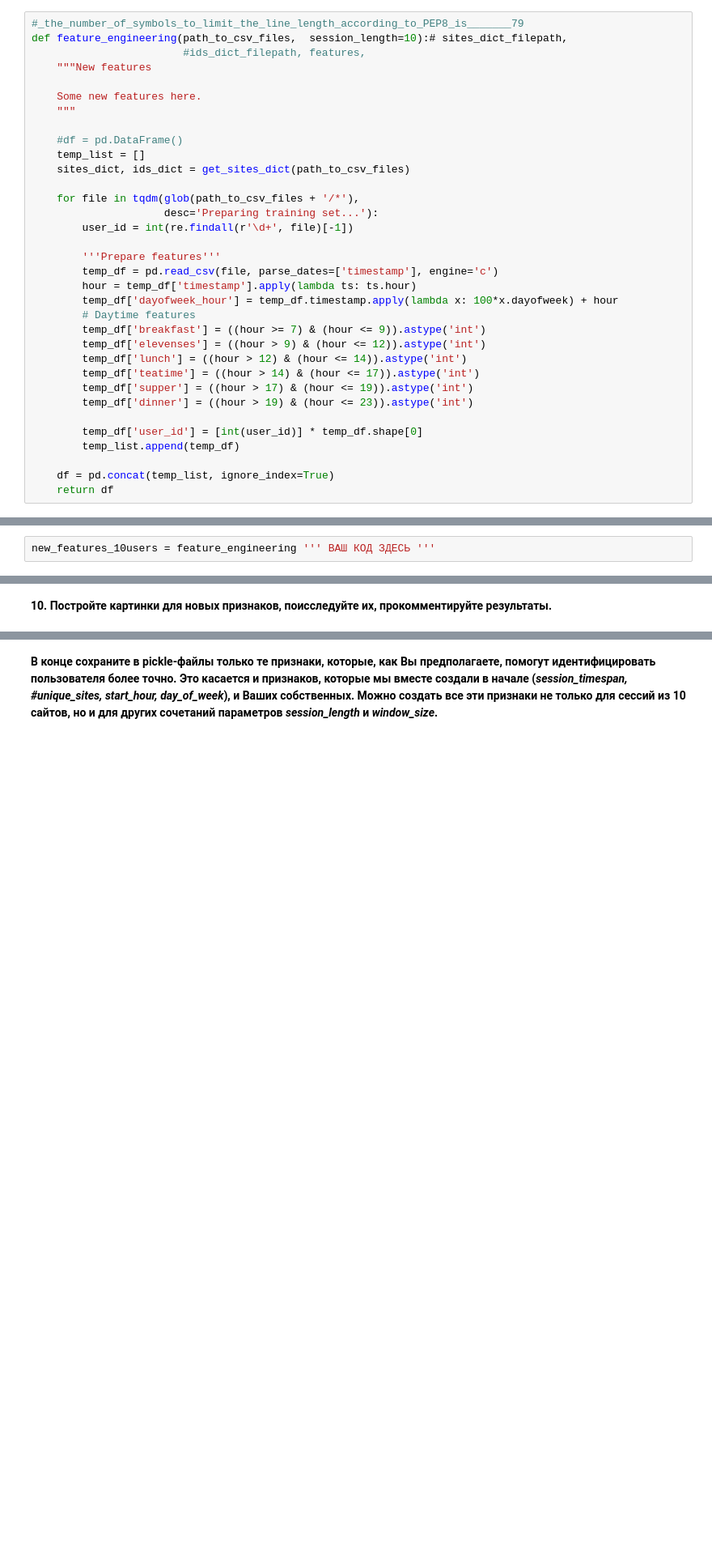
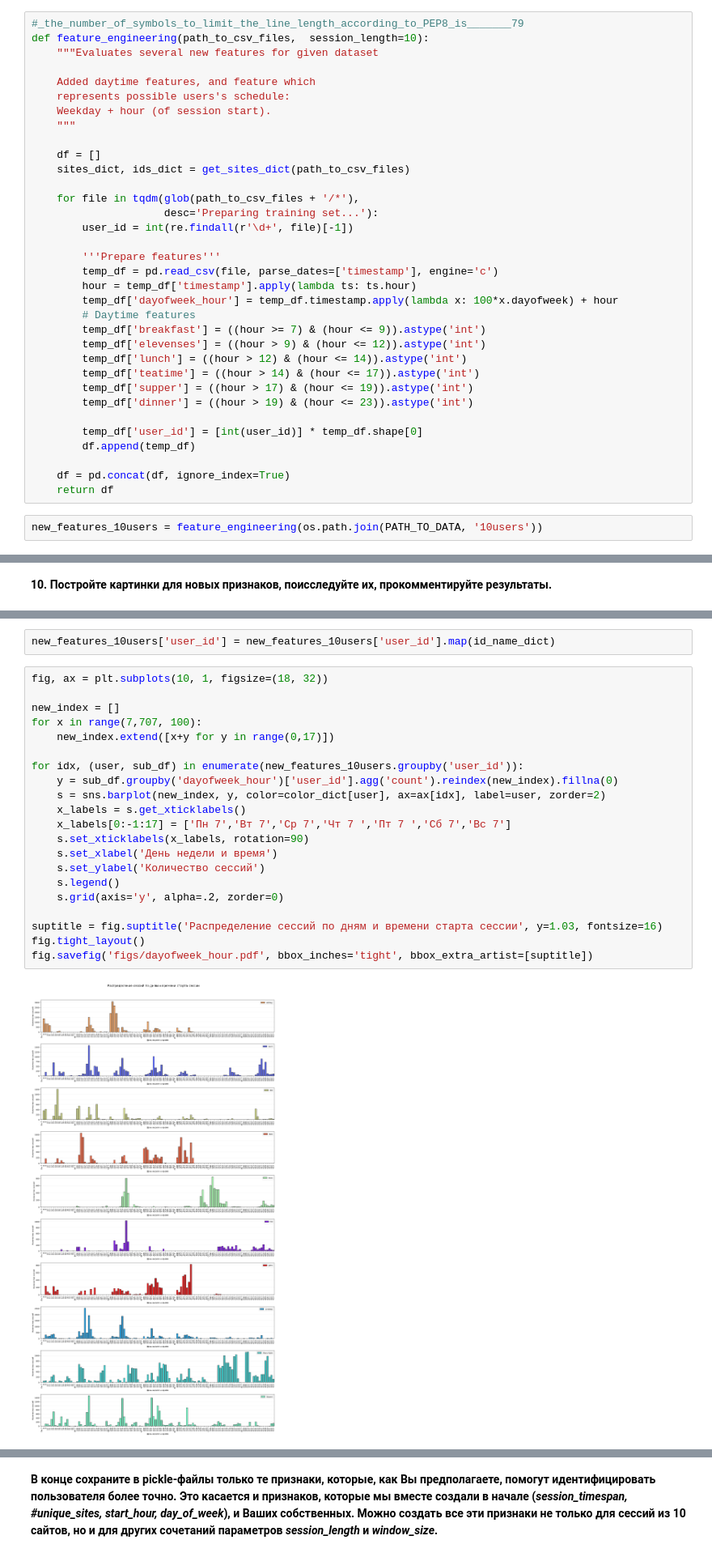
Before and after one commit to armavox/mldaspec, a Jupyter notebook: capstone/project_alice/week3_visual_analysis_and_fe.ipynb, the cells around one changed output, grey strips where cells are left out. Shown at 81% size. Cells and saved outputs as stored; diff of their text form; blank space fills up the shorter version.

Commit message:
feature_engineering_finished
but not polished

```diff
--- a/capstone/project_alice/week3_visual_analysis_and_fe.ipynb
+++ b/capstone/project_alice/week3_visual_analysis_and_fe.ipynb
@@ -531,14 +499,14 @@ def get_sites_dict(path_to_csv_files):
 # %%
 #_the_number_of_symbols_to_limit_the_line_length_according_to_PEP8_is_______79
-def feature_engineering(path_to_csv_files,  session_length=10):# sites_dict_filepath,
-                        #ids_dict_filepath, features,
-    """New features
+def feature_engineering(path_to_csv_files,  session_length=10):
+    """Evaluates several new features for given dataset
 
-    Some new features here.
+    Added daytime features, and feature which
+    represents possible users's schedule:
+    Weekday + hour (of session start).
     """
 
-    #df = pd.DataFrame()
-    temp_list = []
+    df = []
     sites_dict, ids_dict = get_sites_dict(path_to_csv_files)
 
     for file in tqdm(glob(path_to_csv_files + '/*'),
@@ -558,8 +526,10 @@ def feature_engineering(path_to_csv_files,  session_length=10):# sites_dict_file
         temp_df['dinner'] = ((hour > 19) & (hour <= 23)).astype('int')
 
         temp_df['user_id'] = [int(user_id)] * temp_df.shape[0]
-        temp_list.append(temp_df)
+        df.append(temp_df)
 
-    df = pd.concat(temp_list, ignore_index=True)
+    df = pd.concat(df, ignore_index=True)
     return df
+# %%
+new_features_10users = feature_engineering(os.path.join(PATH_TO_DATA, '10users'))
 # %%
@@ -700,2 +536,0 @@ tempdf['freq'] = tempdf.site.apply(lambda x: freq_dict_10users[x])
-# %%
-new_features_10users = feature_engineering ''' ВАШ КОД ЗДЕСЬ '''
@@ -709,0 +541,25 @@ new_features_150users = feature_engineering ''' ВАШ КОД ЗДЕСЬ '''
+# %%
+new_features_10users['user_id'] = new_features_10users['user_id'].map(id_name_dict)
+# %%
+fig, ax = plt.subplots(10, 1, figsize=(18, 32))
+
+new_index = []
+for x in range(7,707, 100):
+    new_index.extend([x+y for y in range(0,17)])
+
+for idx, (user, sub_df) in enumerate(new_features_10users.groupby('user_id')):
+    y = sub_df.groupby('dayofweek_hour')['user_id'].agg('count').reindex(new_index).fillna(0)
+    s = sns.barplot(new_index, y, color=color_dict[user], ax=ax[idx], label=user, zorder=2)
+    x_labels = s.get_xticklabels()
+    x_labels[0:-1:17] = ['Пн 7','Вт 7','Ср 7','Чт 7 ','Пт 7 ','Сб 7','Вс 7']
+    s.set_xticklabels(x_labels, rotation=90)
+    s.set_xlabel('День недели и время')
+    s.set_ylabel('Количество сессий')
+    s.legend()
+    s.grid(axis='y', alpha=.2, zorder=0)
+
+suptitle = fig.suptitle('Распределение сессий по дням и времени старта сессии', y=1.03, fontsize=16)
+fig.tight_layout()
+fig.savefig('figs/dayofweek_hour.pdf', bbox_inches='tight', bbox_extra_artist=[suptitle])
+# %% [output]
+[figure, added]
```
Also changed, not shown: parts of 40 cells of this notebook, 5 other files.
